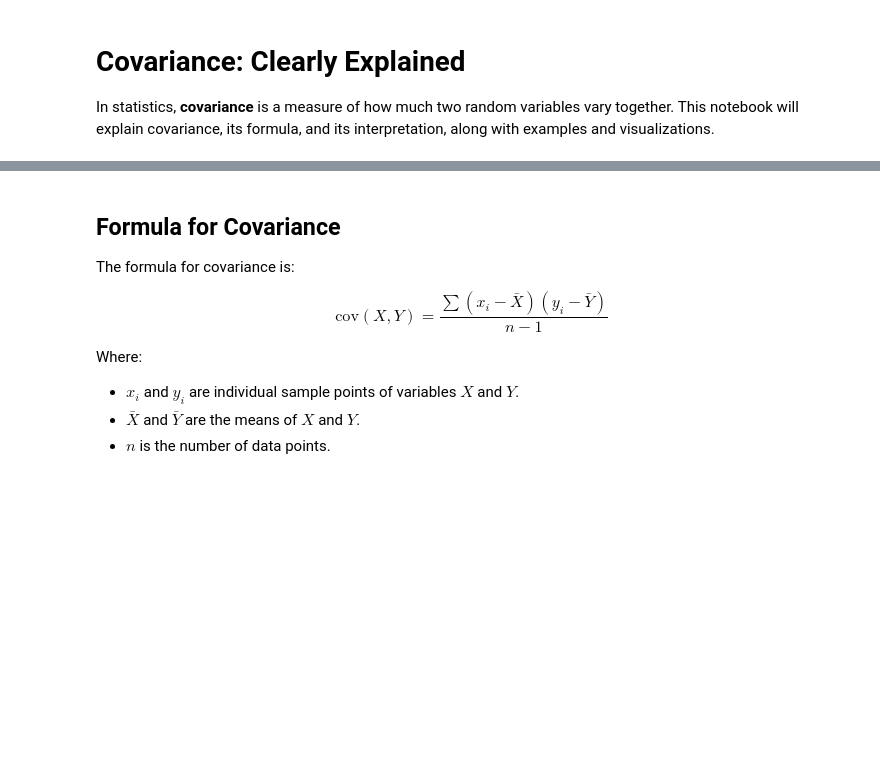
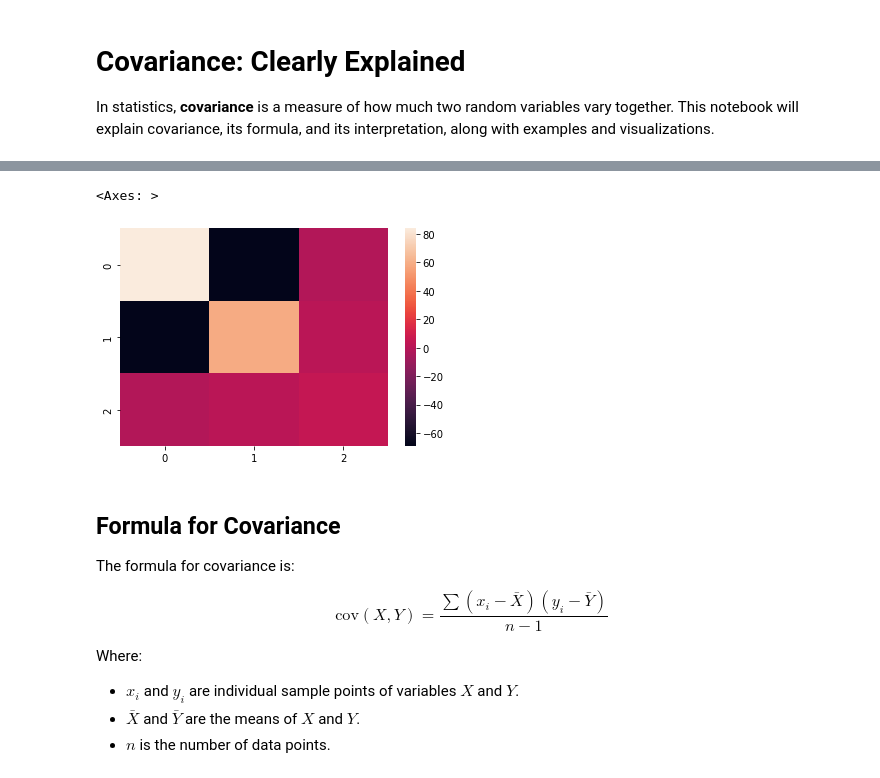
Before and after one commit to amirhdre/Stats-ML-Foundations, a Jupyter notebook: jupyter notebooks/16_Covariance.ipynb, the cells around one changed output, grey strips where cells are left out. Cells and saved outputs as stored; diff of their text form; code cells hidden in the pictures; blank space fills up the shorter version.

```diff
--- a/jupyter notebooks/16_Covariance.ipynb
+++ b/jupyter notebooks/16_Covariance.ipynb
@@ -5,3 +55,10 @@ In statistics, **covariance** is a measure of how much two random variables vary
+# %%
+u = np.cov([y1,y2,y3])
+import seaborn as sns
+sns.heatmap(u)
+# %% [output]
+<Axes: >
+[figure, added]
 # %% [markdown]
 ## Formula for Covariance
 
```
Also changed, not shown: parts of 3 cells of this notebook, 17 other files.
